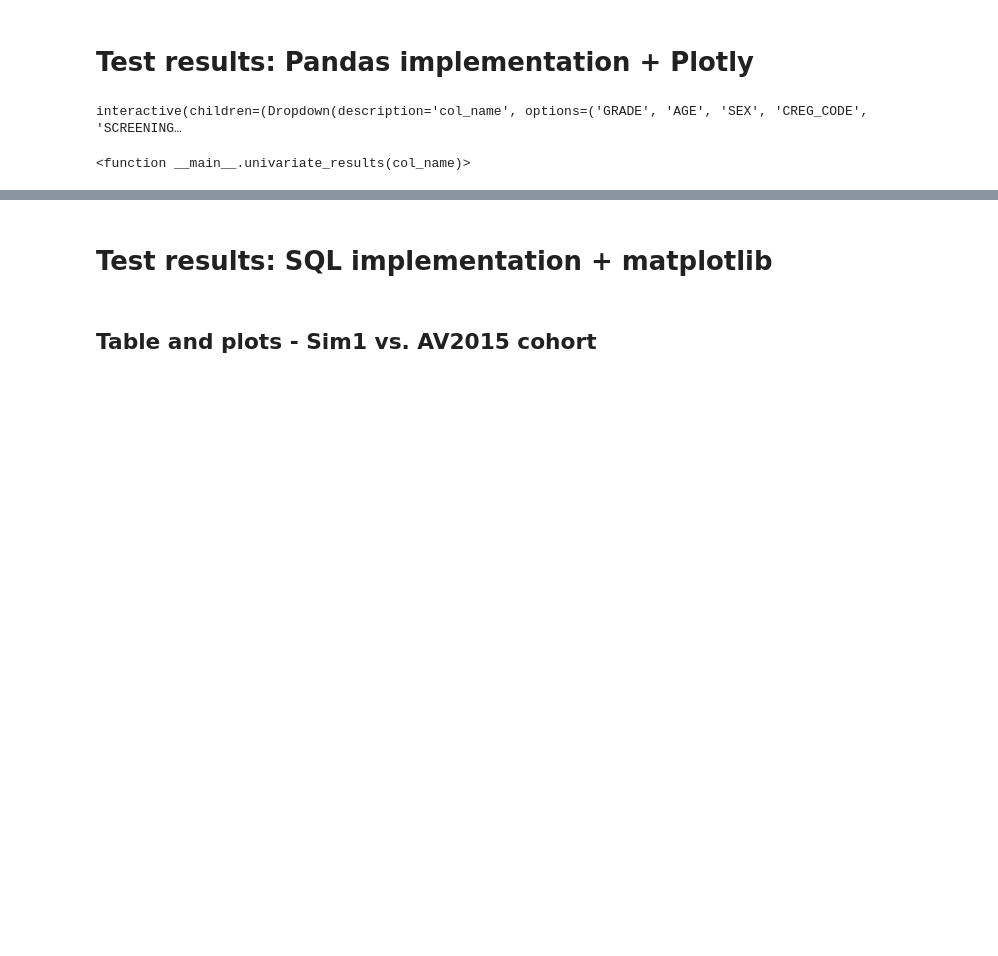
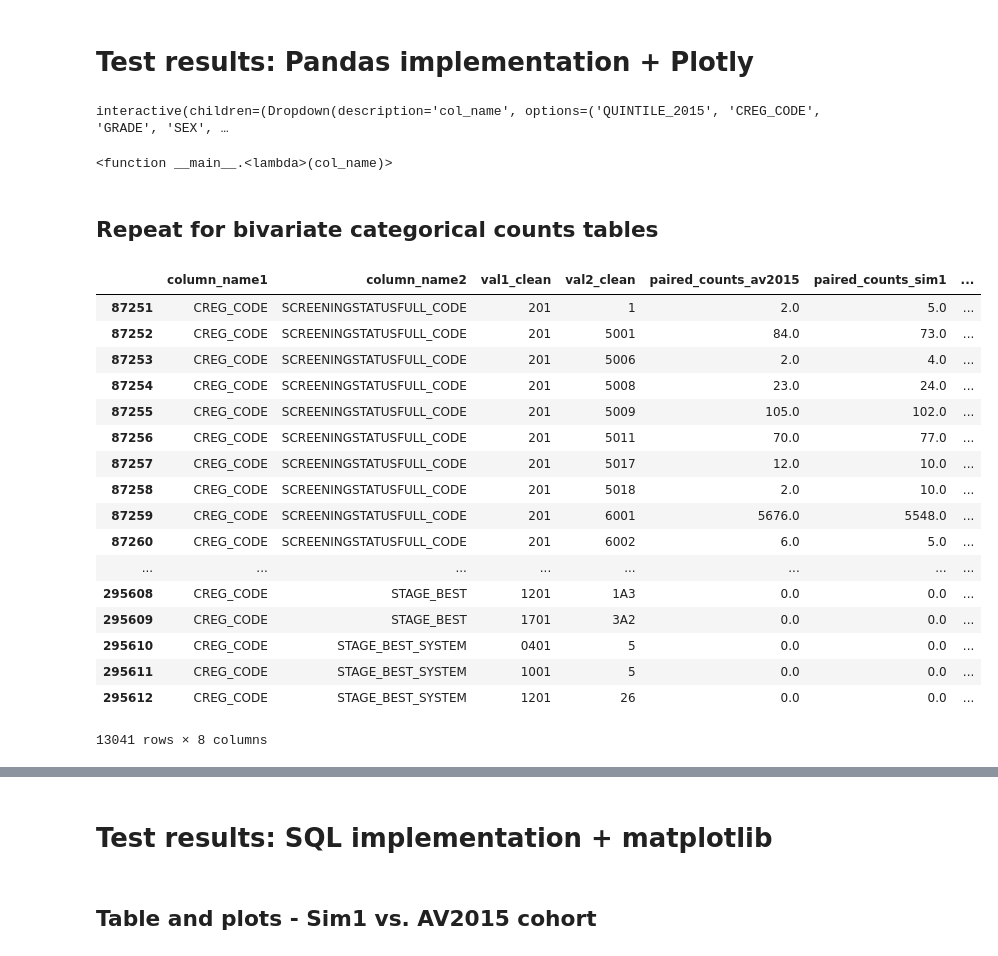
Before and after one commit to edwardmpearce/simulacrum, a Jupyter notebook: Internship2019/Test_suite/analysis.ipynb, the cells around one changed output, grey strips where cells are left out. Drawn from its saved outputs; the diff is of its cells as text; code cells hidden in the pictures; blank space fills up the shorter version.

```diff
--- a/Internship2019/Test_suite/analysis.ipynb
+++ b/Internship2019/Test_suite/analysis.ipynb
@@ -194,12 +186,14 @@ We will add the following columns to our table to further analyse and compare th
 - The fraction/proportion of all entries in the corresponding table which take on a given value
 - A normal approximation to a binomial test statistic, and a flag for whether the normal approximation is appropriate (further details below)
 # %%
-for key, pop_size in pop_sizes.items():
-    all_joined['counts_'+key] = all_joined['counts_'+key].astype('uint32')
-    all_joined['proportion_'+key] = all_joined['counts_'+key]/pop_size
-for pair in comparison_pairs:
-    suffix = pair[0] + '_' + pair[1]
-    all_joined['p_diff_'+suffix] = all_joined['proportion_'+pair[0]] - all_joined['proportion_'+pair[1]]
-    all_joined['p_ave_'+suffix] = (all_joined['counts_'+pair[0]] + all_joined['counts_'+pair[1]]) / (pop_sizes[pair[0]] + pop_sizes[pair[1]])
-    all_joined['z_test_'+suffix] = all_joined['p_diff_'+suffix]/np.sqrt(all_joined['p_ave_'+suffix] * (1 - all_joined['p_ave_'+suffix]) * ((1/pop_sizes[pair[0]]) + (1/pop_sizes[pair[1]])))
-    all_joined['expected_count_'+pair[0]] = pop_sizes[pair[0]] * all_joined['proportion_'+pair[1]]
+def augment_counts_table(table, prefix=''):
+    for key, pop_size in pop_sizes.items():
+        table[prefix+'counts_'+key] = table[prefix+'counts_'+key].astype('uint32')
+        table['proportion_'+key] = table[prefix+'counts_'+key]/pop_size
+    for pair in comparison_pairs:
+        suffix = pair[0] + '_' + pair[1]
+        table['p_diff_'+suffix] = table['proportion_'+pair[0]] - table['proportion_'+pair[1]]
+        table['p_ave_'+suffix] = (table[prefix+'counts_'+pair[0]] + table[prefix+'counts_'+pair[1]]) / (pop_sizes[pair[0]] + pop_sizes[pair[1]])
+        table['z_test_'+suffix] = table['p_diff_'+suffix]/np.sqrt(table['p_ave_'+suffix] * (1 - table['p_ave_'+suffix]) * ((1/pop_sizes[pair[0]]) + (1/pop_sizes[pair[1]])))
+        table['expected_count_'+pair[0]] = pop_sizes[pair[0]] * table['proportion_'+pair[1]]
+    return table
@@ -326,8 +313,46 @@ def univariate_results(col_name):
         fig.update_layout(xaxis={'type': 'category', 'categoryorder':'category ascending'})
     fig.update_layout(barmode='group')
     fig.show()
-# %%
-interact(univariate_results, col_name=col_names)
-# %% [output]
-interactive(children=(Dropdown(description='col_name', options=('GRADE', 'AGE', 'SEX', 'CREG_CODE', 'SCREENING…
-<function __main__.univariate_results(col_name)>
+# %%
+interact(lambda col_name: univariate_categorical_results_plot(univariate_categorical_results, col_name), col_name=categorical_cols)
+# %% [output]
+interactive(children=(Dropdown(description='col_name', options=('QUINTILE_2015', 'CREG_CODE', 'GRADE', 'SEX', …
+<function __main__.<lambda>(col_name)>
+# %% [markdown]
+## Repeat for bivariate categorical counts tables
+# %%
+def join_bivariate_counts(table1, table2, count_cols):
+    joined = pd.merge(table1, table2, on=['column_name1', 'column_name2', 'val1_clean', 'val2_clean'], how='outer')
+    joined[count_cols] = joined[count_cols].fillna(0, axis=1)
+    return joined
+# %%
+bivariate_comparison1 = join_bivariate_counts(bivariate_counts_tables_categorical['av2015'],
+                          bivariate_counts_tables_categorical['sim1'],
+                          count_cols=['paired_counts_av2015', 'paired_counts_sim1'])
+bivariate_comparison2 = join_bivariate_counts(bivariate_counts_tables_categorical['av2017'],
+                          bivariate_counts_tables_categorical['sim2'],
+                          count_cols=['paired_counts_av2017', 'paired_counts_sim2'])
+joined_bivariate_comparison = join_bivariate_counts(bivariate_comparison1,
+                                          bivariate_comparison2,
+                                          count_cols=['paired_counts_'+key for key in key_list])
+# %%
+check_zeros(joined_bivariate_comparison, ignore=[]).query("column_name1 == 'CREG_CODE'")
+# %% [output]
+|  | column_name1 | column_name2 | val1_clean | val2_clean | paired_counts_av2015 | paired_counts_sim1 | ... |
+| 87251 | CREG_CODE | SCREENINGSTATUSFULL_CODE | 201 | 1 | 2.0 | 5.0 | ... |
+| 87252 | CREG_CODE | SCREENINGSTATUSFULL_CODE | 201 | 5001 | 84.0 | 73.0 | ... |
+| 87253 | CREG_CODE | SCREENINGSTATUSFULL_CODE | 201 | 5006 | 2.0 | 4.0 | ... |
+| 87254 | CREG_CODE | SCREENINGSTATUSFULL_CODE | 201 | 5008 | 23.0 | 24.0 | ... |
+| 87255 | CREG_CODE | SCREENINGSTATUSFULL_CODE | 201 | 5009 | 105.0 | 102.0 | ... |
+| 87256 | CREG_CODE | SCREENINGSTATUSFULL_CODE | 201 | 5011 | 70.0 | 77.0 | ... |
+| 87257 | CREG_CODE | SCREENINGSTATUSFULL_CODE | 201 | 5017 | 12.0 | 10.0 | ... |
+| 87258 | CREG_CODE | SCREENINGSTATUSFULL_CODE | 201 | 5018 | 2.0 | 10.0 | ... |
+| 87259 | CREG_CODE | SCREENINGSTATUSFULL_CODE | 201 | 6001 | 5676.0 | 5548.0 | ... |
+| 87260 | CREG_CODE | SCREENINGSTATUSFULL_CODE | 201 | 6002 | 6.0 | 5.0 | ... |
+| ... | ... | ... | ... | ... | ... | ... | ... |
+| 295608 | CREG_CODE | STAGE_BEST | 1201 | 1A3 | 0.0 | 0.0 | ... |
+| 295609 | CREG_CODE | STAGE_BEST | 1701 | 3A2 | 0.0 | 0.0 | ... |
+| 295610 | CREG_CODE | STAGE_BEST_SYSTEM | 0401 | 5 | 0.0 | 0.0 | ... |
+| 295611 | CREG_CODE | STAGE_BEST_SYSTEM | 1001 | 5 | 0.0 | 0.0 | ... |
+| 295612 | CREG_CODE | STAGE_BEST_SYSTEM | 1201 | 26 | 0.0 | 0.0 | ... |
+13041 rows × 8 columns
```
Also changed, not shown: parts of 26 cells of this notebook.
